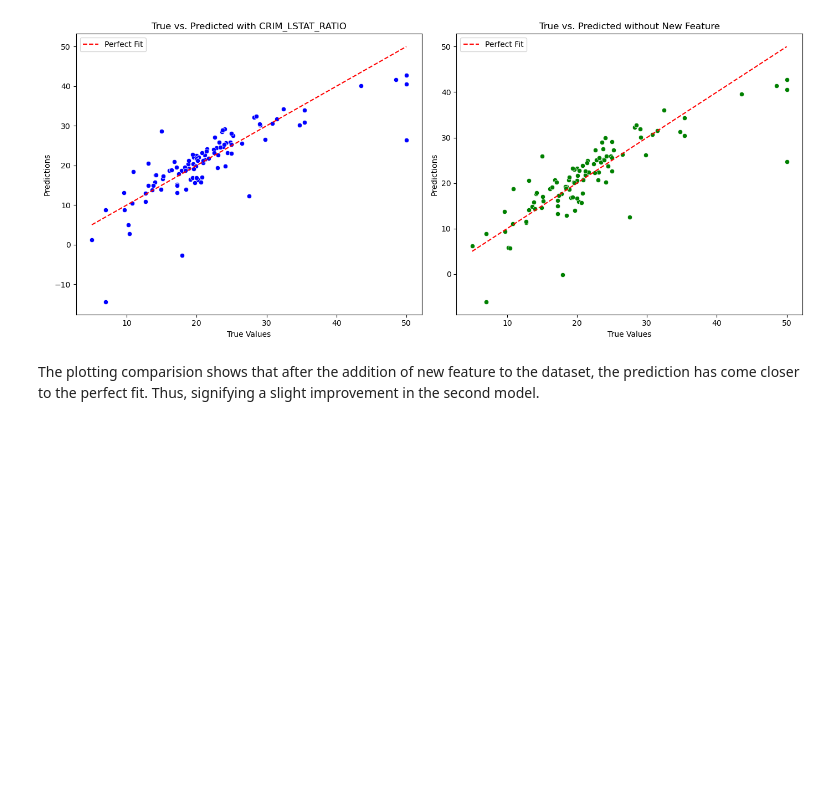
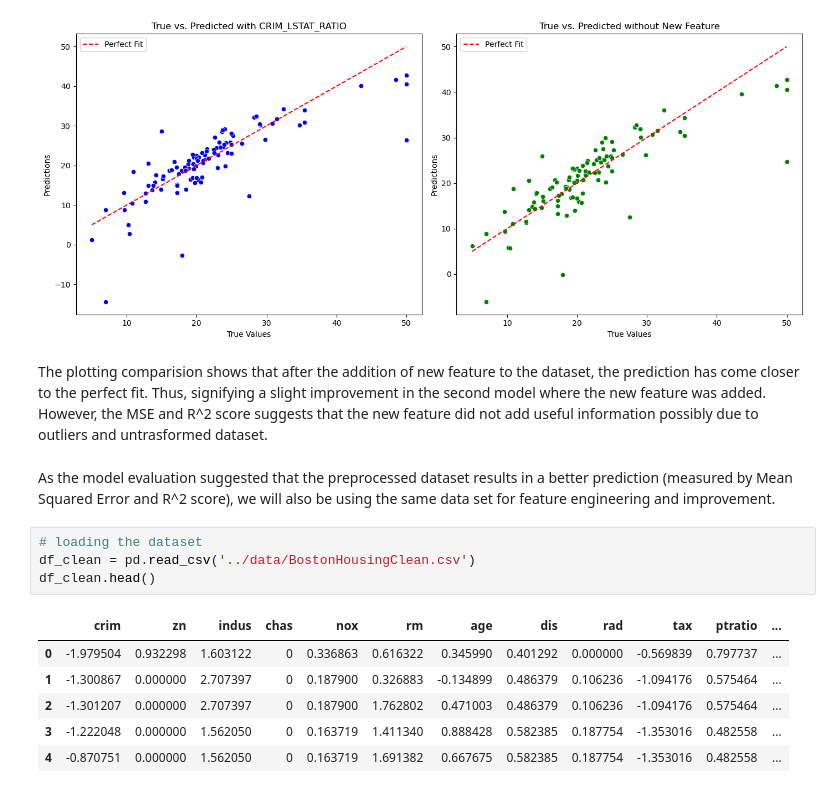
Before and after one commit to ru-bee/machine-learning-linear-regression-gces, a Jupyter notebook: notebooks/Feature_Engineering.ipynb, the cells around one changed output. Cells and saved outputs as stored; diff of their text form; blank space fills up the shorter version.

```diff
--- a/notebooks/Feature_Engineering.ipynb
+++ b/notebooks/Feature_Engineering.ipynb
@@ -113,4 +113,17 @@ plt.show()
 # %% [output]
 [figure]
 # %% [markdown]
-The plotting comparision shows that after the addition of new feature to the dataset, the prediction has come closer to the perfect fit. Thus, signifying a slight improvement in the second model.
+The plotting comparision shows that after the addition of new feature to the dataset, the prediction has come closer to the perfect fit. Thus, signifying a slight improvement in the second model where the new feature was added. However, the  MSE and R^2 score suggests that the new feature did not add useful information possibly due to outliers and untrasformed dataset.
+# %% [markdown]
+As the model evaluation suggested that the preprocessed dataset results in a better prediction (measured by Mean Squared Error and R^2 score), we will also be using the same data set for feature engineering and improvement.
+# %%
+# loading the dataset
+df_clean = pd.read_csv('../data/BostonHousingClean.csv')
+df_clean.head()
+# %% [output]
+|  | crim | zn | indus | chas | nox | rm | age | dis | rad | tax | ptratio | ... |
+| 0 | -1.979504 | 0.932298 | 1.603122 | 0 | 0.336863 | 0.616322 | 0.345990 | 0.401292 | 0.000000 | -0.569839 | 0.797737 | ... |
+| 1 | -1.300867 | 0.000000 | 2.707397 | 0 | 0.187900 | 0.326883 | -0.134899 | 0.486379 | 0.106236 | -1.094176 | 0.575464 | ... |
+| 2 | -1.301207 | 0.000000 | 2.707397 | 0 | 0.187900 | 1.762802 | 0.471003 | 0.486379 | 0.106236 | -1.094176 | 0.575464 | ... |
+| 3 | -1.222048 | 0.000000 | 1.562050 | 0 | 0.163719 | 1.411340 | 0.888428 | 0.582385 | 0.187754 | -1.353016 | 0.482558 | ... |
+| 4 | -0.870751 | 0.000000 | 1.562050 | 0 | 0.163719 | 1.691382 | 0.667675 | 0.582385 | 0.187754 | -1.353016 | 0.482558 | ... |
```
Also changed, not shown: parts of 18 cells of this notebook.
